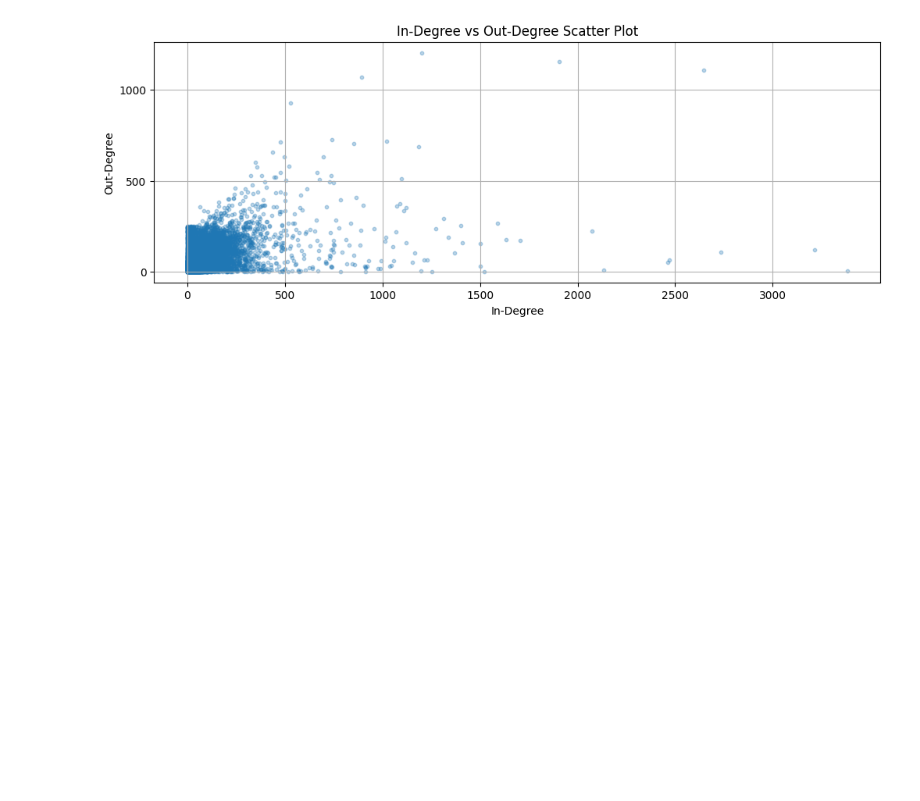
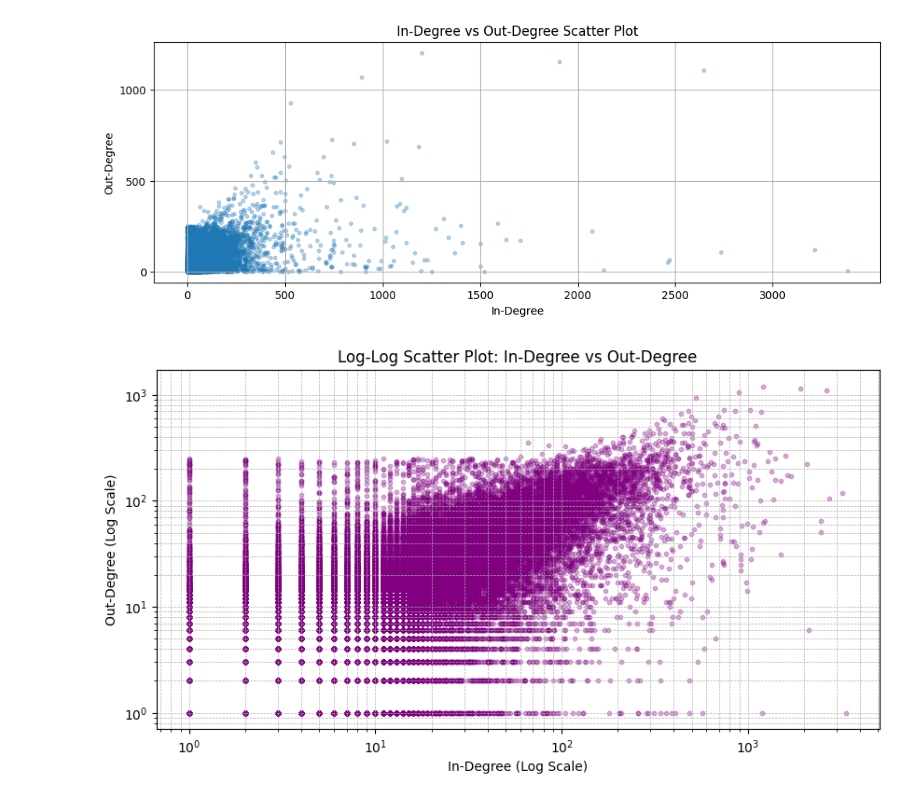
Before and after one commit to vmpreciado/NETS3120, a Jupyter notebook: TwitterDegree.ipynb, the cells around one changed output. Saved outputs shown, nothing was run; the diff lists cells and outputs as text; code cells hidden in the pictures; blank space fills up the shorter version.

```diff
--- a/TwitterDegree.ipynb
+++ b/TwitterDegree.ipynb
@@ -116,3 +116,22 @@ plt.grid(True)
 plt.show()
 # %% [output]
 [figure]
+# %%
+# Same plot in log-log scale
+plt.figure(figsize=(10, 5))
+
+# Scatter plot with log-log scaling
+plt.scatter(in_degree_sequence, out_degree_sequence, s=10, alpha=0.3, color="purple")
+plt.xscale("log")
+plt.yscale("log")
+
+plt.xlabel("In-Degree (Log Scale)")
+plt.ylabel("Out-Degree (Log Scale)")
+plt.title("Log-Log Scatter Plot: In-Degree vs Out-Degree")
+
+# Enable grid for better visualization
+plt.grid(True, which="both", linestyle="--", linewidth=0.5)
+
+plt.show()
+# %% [output]
+[figure, added]
```
